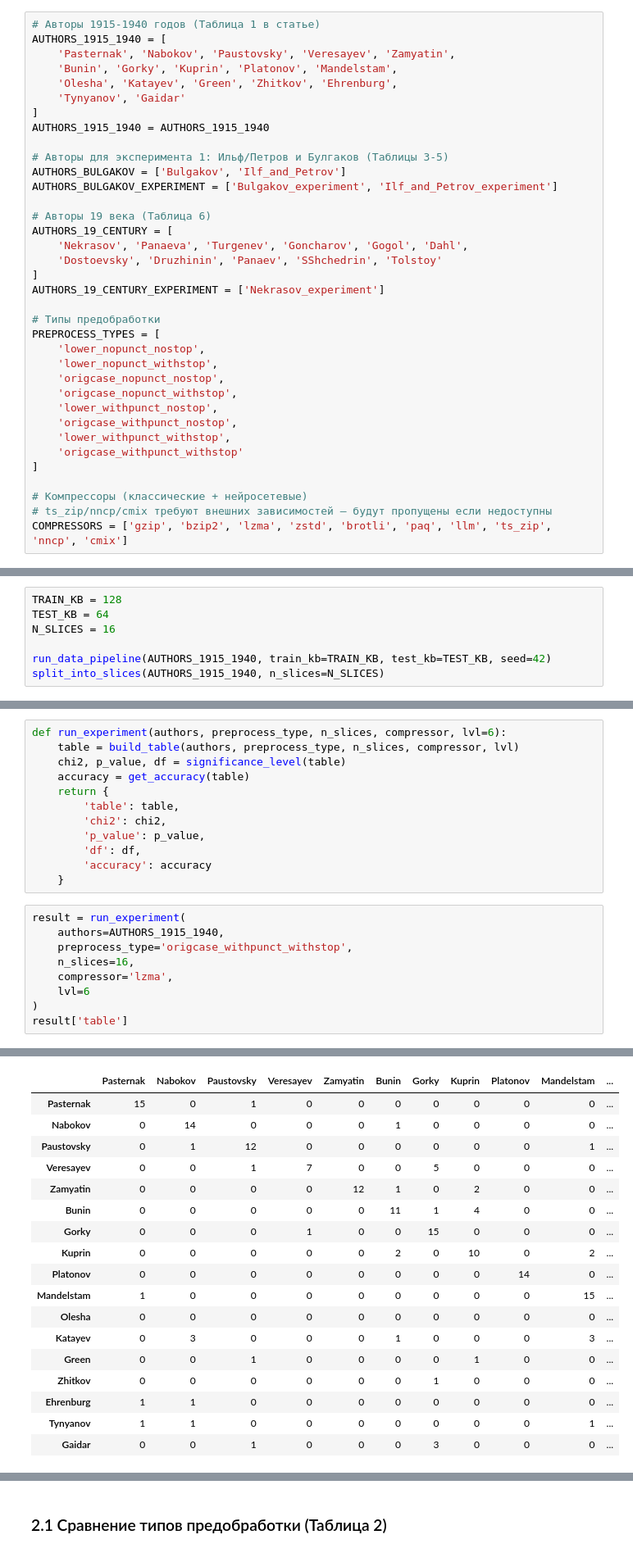
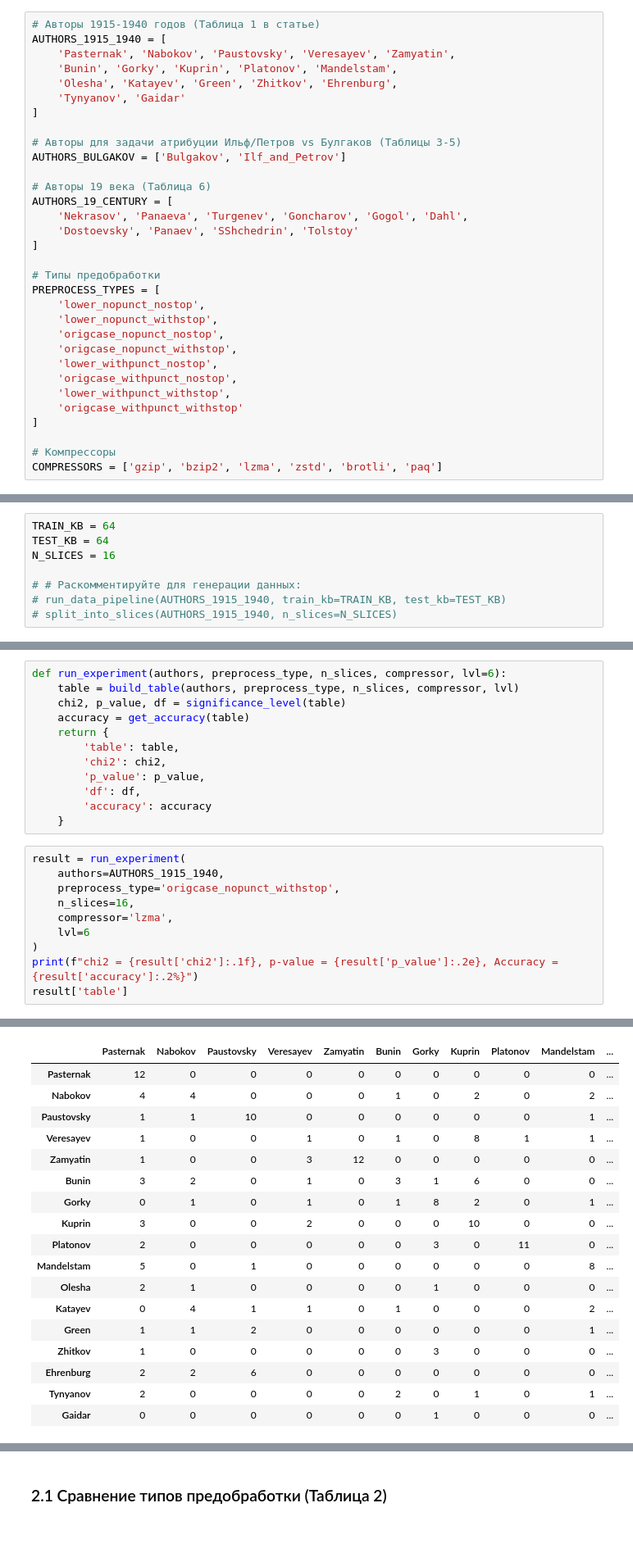
Before and after one commit to revlze/compression-authorship, a Jupyter notebook: experiments.ipynb, the cells around one changed output, grey strips where cells are left out. Shown at 82% size. Saved outputs shown, nothing was run; the diff lists cells and outputs as text.

```diff
--- a/experiments.ipynb
+++ b/experiments.ipynb
@@ -34,18 +36,15 @@ AUTHORS_1915_1940 = [
     'Olesha', 'Katayev', 'Green', 'Zhitkov', 'Ehrenburg',
     'Tynyanov', 'Gaidar'
 ]
-AUTHORS_1915_1940 = AUTHORS_1915_1940
 
-# Авторы для эксперимента 1: Ильф/Петров и Булгаков (Таблицы 3-5)
+# Авторы для задачи атрибуции Ильф/Петров vs Булгаков (Таблицы 3-5)
 AUTHORS_BULGAKOV = ['Bulgakov', 'Ilf_and_Petrov']
-AUTHORS_BULGAKOV_EXPERIMENT = ['Bulgakov_experiment', 'Ilf_and_Petrov_experiment']
 
 # Авторы 19 века (Таблица 6)
 AUTHORS_19_CENTURY = [
     'Nekrasov', 'Panaeva', 'Turgenev', 'Goncharov', 'Gogol', 'Dahl',
-    'Dostoevsky', 'Druzhinin', 'Panaev', 'SShchedrin', 'Tolstoy'
+    'Dostoevsky', 'Panaev', 'SShchedrin', 'Tolstoy'
 ]
-AUTHORS_19_CENTURY_EXPERIMENT = ['Nekrasov_experiment']
 
 # Типы предобработки
 PREPROCESS_TYPES = [
@@ -59,18 +58,18 @@ PREPROCESS_TYPES = [
     'origcase_withpunct_withstop'
 ]
 
-# Компрессоры (классические + нейросетевые)
-# ts_zip/nncp/cmix требуют внешних зависимостей — будут пропущены если недоступны
-COMPRESSORS = ['gzip', 'bzip2', 'lzma', 'zstd', 'brotli', 'paq', 'llm', 'ts_zip', 'nncp', 'cmix']
+# Компрессоры
+COMPRESSORS = ['gzip', 'bzip2', 'lzma', 'zstd', 'brotli', 'paq']
 # %% [markdown]
 ### 1.2 Генерация датасетов
 # %%
-TRAIN_KB = 128
+TRAIN_KB = 64
 TEST_KB = 64
 N_SLICES = 16
 
-run_data_pipeline(AUTHORS_1915_1940, train_kb=TRAIN_KB, test_kb=TEST_KB, seed=42)
-split_into_slices(AUTHORS_1915_1940, n_slices=N_SLICES)
+# # Раскомментируйте для генерации данных:
+# run_data_pipeline(AUTHORS_1915_1940, train_kb=TRAIN_KB, test_kb=TEST_KB)
+# split_into_slices(AUTHORS_1915_1940, n_slices=N_SLICES)
 # %% [output]
 ==========================================================================================
 Генерация датасета
@@ -107,10 +106,11 @@ def run_experiment(authors, preprocess_type, n_slices, compressor, lvl=6):
 # %%
 result = run_experiment(
     authors=AUTHORS_1915_1940,
-    preprocess_type='origcase_withpunct_withstop',
+    preprocess_type='origcase_nopunct_withstop',
     n_slices=16,
     compressor='lzma',
     lvl=6
 )
+print(f"chi2 = {result['chi2']:.1f}, p-value = {result['p_value']:.2e}, Accuracy = {result['accuracy']:.2%}")
 result['table']
 # %% [output]
@@ -117,21 +118,21 @@ result['table']
 |  | Pasternak | Nabokov | Paustovsky | Veresayev | Zamyatin | Bunin | Gorky | Kuprin | Platonov | Mandelstam | ... |
-| Pasternak | 15 | 0 | 1 | 0 | 0 | 0 | 0 | 0 | 0 | 0 | ... |
-| Nabokov | 0 | 14 | 0 | 0 | 0 | 1 | 0 | 0 | 0 | 0 | ... |
-| Paustovsky | 0 | 1 | 12 | 0 | 0 | 0 | 0 | 0 | 0 | 1 | ... |
-| Veresayev | 0 | 0 | 1 | 7 | 0 | 0 | 5 | 0 | 0 | 0 | ... |
-| Zamyatin | 0 | 0 | 0 | 0 | 12 | 1 | 0 | 2 | 0 | 0 | ... |
-| Bunin | 0 | 0 | 0 | 0 | 0 | 11 | 1 | 4 | 0 | 0 | ... |
-| Gorky | 0 | 0 | 0 | 1 | 0 | 0 | 15 | 0 | 0 | 0 | ... |
-| Kuprin | 0 | 0 | 0 | 0 | 0 | 2 | 0 | 10 | 0 | 2 | ... |
-| Platonov | 0 | 0 | 0 | 0 | 0 | 0 | 0 | 0 | 14 | 0 | ... |
-| Mandelstam | 1 | 0 | 0 | 0 | 0 | 0 | 0 | 0 | 0 | 15 | ... |
-| Olesha | 0 | 0 | 0 | 0 | 0 | 0 | 0 | 0 | 0 | 0 | ... |
-| Katayev | 0 | 3 | 0 | 0 | 0 | 1 | 0 | 0 | 0 | 3 | ... |
-| Green | 0 | 0 | 1 | 0 | 0 | 0 | 0 | 1 | 0 | 0 | ... |
-| Zhitkov | 0 | 0 | 0 | 0 | 0 | 0 | 1 | 0 | 0 | 0 | ... |
-| Ehrenburg | 1 | 1 | 0 | 0 | 0 | 0 | 0 | 0 | 0 | 0 | ... |
-| Tynyanov | 1 | 1 | 0 | 0 | 0 | 0 | 0 | 0 | 0 | 1 | ... |
-| Gaidar | 0 | 0 | 1 | 0 | 0 | 0 | 3 | 0 | 0 | 0 | ... |
+| Pasternak | 12 | 0 | 0 | 0 | 0 | 0 | 0 | 0 | 0 | 0 | ... |
+| Nabokov | 4 | 4 | 0 | 0 | 0 | 1 | 0 | 2 | 0 | 2 | ... |
+| Paustovsky | 1 | 1 | 10 | 0 | 0 | 0 | 0 | 0 | 0 | 1 | ... |
+| Veresayev | 1 | 0 | 0 | 1 | 0 | 1 | 0 | 8 | 1 | 1 | ... |
+| Zamyatin | 1 | 0 | 0 | 3 | 12 | 0 | 0 | 0 | 0 | 0 | ... |
+| Bunin | 3 | 2 | 0 | 1 | 0 | 3 | 1 | 6 | 0 | 0 | ... |
+| Gorky | 0 | 1 | 0 | 1 | 0 | 1 | 8 | 2 | 0 | 1 | ... |
+| Kuprin | 3 | 0 | 0 | 2 | 0 | 0 | 0 | 10 | 0 | 0 | ... |
+| Platonov | 2 | 0 | 0 | 0 | 0 | 0 | 3 | 0 | 11 | 0 | ... |
+| Mandelstam | 5 | 0 | 1 | 0 | 0 | 0 | 0 | 0 | 0 | 8 | ... |
+| Olesha | 2 | 1 | 0 | 0 | 0 | 0 | 1 | 0 | 0 | 0 | ... |
+| Katayev | 0 | 4 | 1 | 1 | 0 | 1 | 0 | 0 | 0 | 2 | ... |
+| Green | 1 | 1 | 2 | 0 | 0 | 0 | 0 | 0 | 0 | 1 | ... |
+| Zhitkov | 1 | 0 | 0 | 0 | 0 | 0 | 3 | 0 | 0 | 0 | ... |
+| Ehrenburg | 2 | 2 | 6 | 0 | 0 | 0 | 0 | 0 | 0 | 0 | ... |
+| Tynyanov | 2 | 0 | 0 | 0 | 0 | 2 | 0 | 1 | 0 | 1 | ... |
+| Gaidar | 0 | 0 | 0 | 0 | 0 | 0 | 1 | 0 | 0 | 0 | ... |
 # %%
 def plot_confusion_matrix(table, title='Confusion Matrix'):
     plt.figure(figsize=(12, 10))
```
Also changed, not shown: parts of 22 cells of this notebook.
